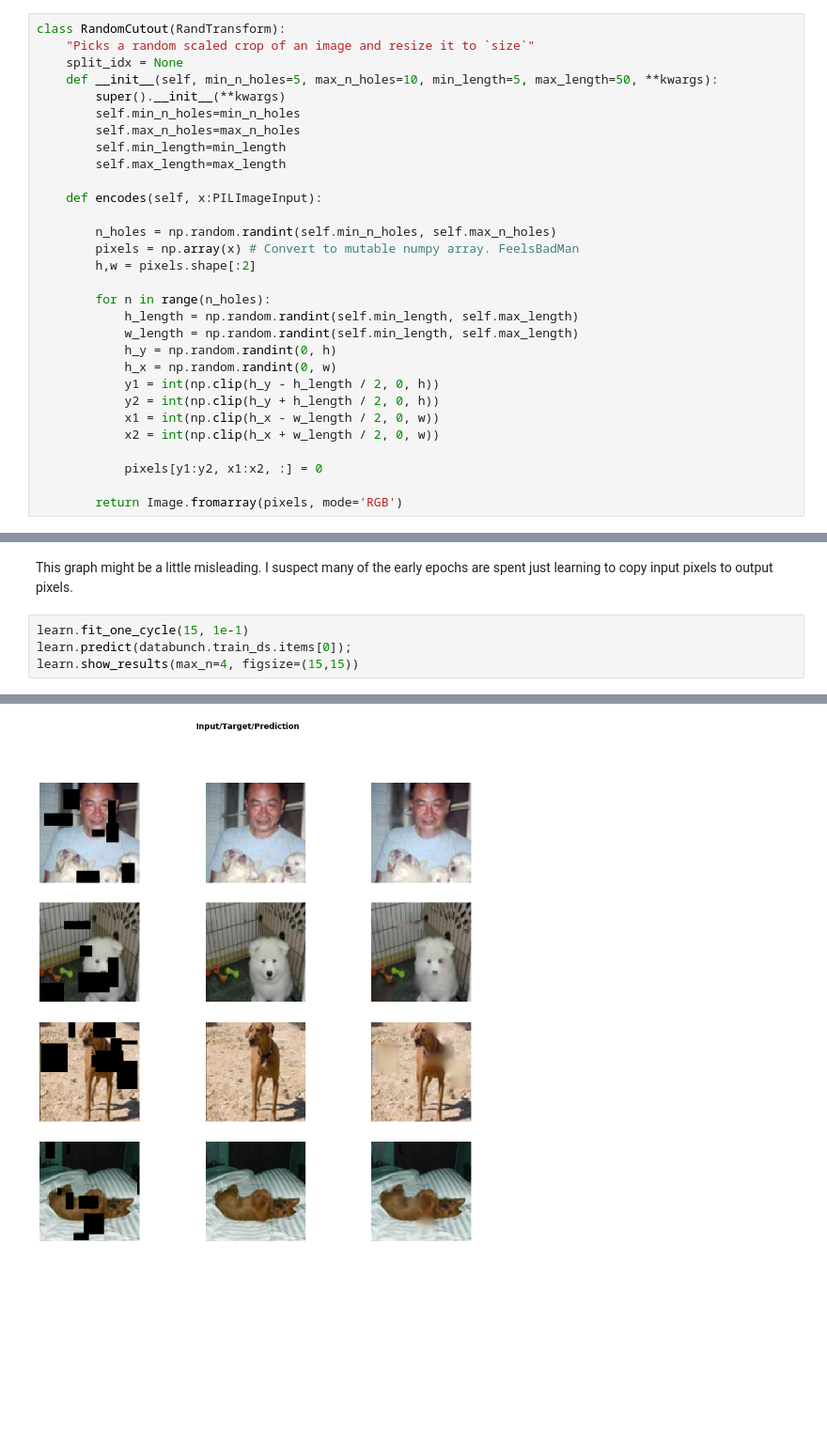
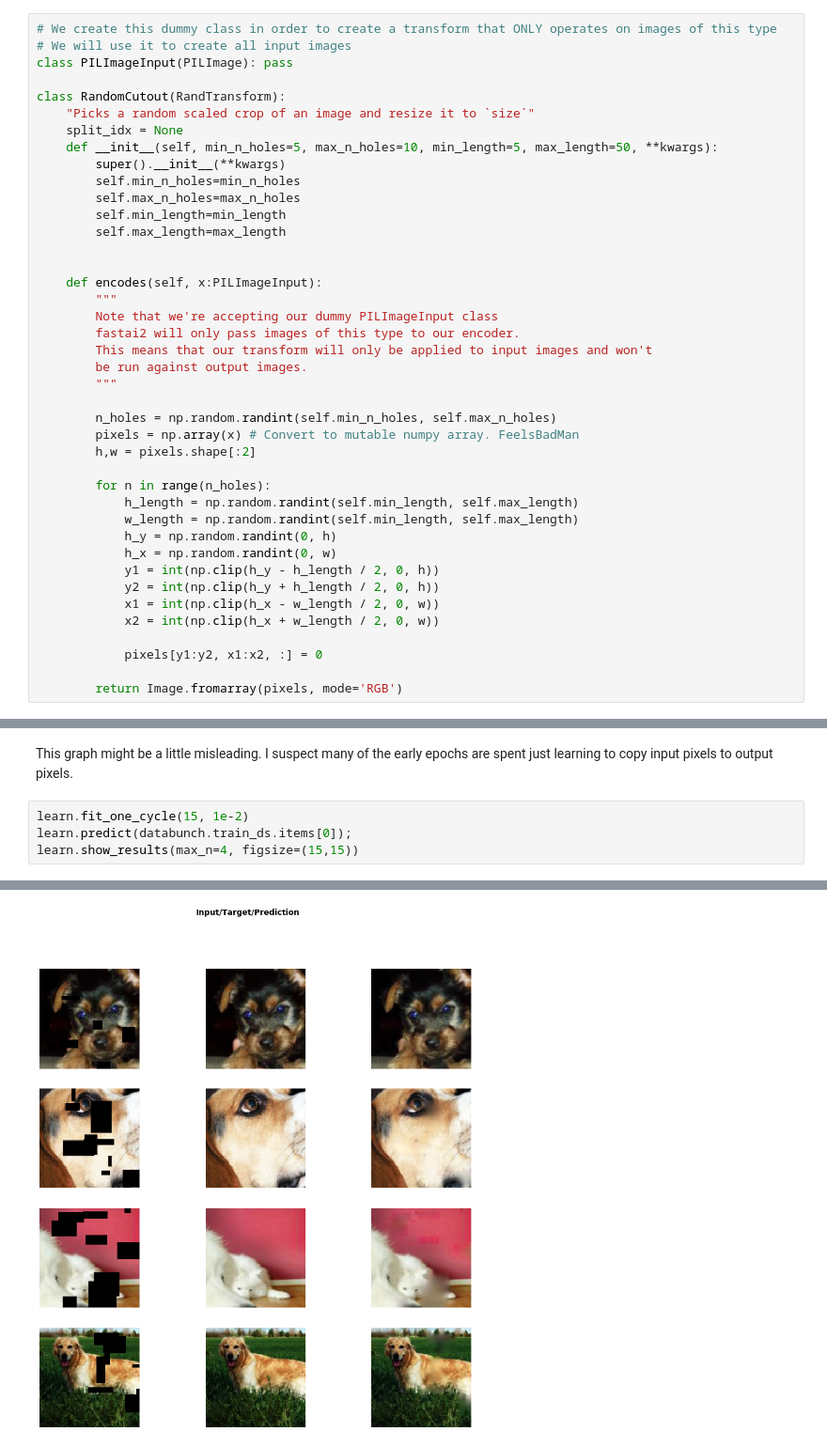
Before and after one commit to JoshVarty/SelfSupervisedLearning, a Jupyter notebook: 02_ImagePatches_ImageWang.ipynb, the cells around one changed output, grey strips where cells are left out. Shown at 94% size. Saved outputs shown, nothing was run; the diff lists cells and outputs as text; blank space fills up the shorter version.

```diff
--- a/02_ImagePatches_ImageWang.ipynb
+++ b/02_ImagePatches_ImageWang.ipynb
@@ -28,4 +27,8 @@ class PILImageInput(PILImage): pass
 # %%
+# We create this dummy class in order to create a transform that ONLY operates on images of this type
+# We will use it to create all input images
+class PILImageInput(PILImage): pass
+
 class RandomCutout(RandTransform):
     "Picks a random scaled crop of an image and resize it to `size`"
     split_idx = None
@@ -36,7 +39,14 @@ class RandomCutout(RandTransform):
         self.min_length=min_length
         self.max_length=max_length
 
+
     def encodes(self, x:PILImageInput):
+        """
+        Note that we're accepting our dummy PILImageInput class
+        fastai2 will only pass images of this type to our encoder.
+        This means that our transform will only be applied to input images and won't
+        be run against output images.
+        """
 
         n_holes = np.random.randint(self.min_n_holes, self.max_n_holes)
         pixels = np.array(x) # Convert to mutable numpy array. FeelsBadMan
@@ -82,7 +92,7 @@ learn.lr_find()
 # %% [markdown]
 This graph might be a little misleading. I suspect many of the early epochs are spent just learning to copy input pixels to output pixels.
 # %%
-learn.fit_one_cycle(15, 1e-1)
+learn.fit_one_cycle(15, 1e-2)
 learn.predict(databunch.train_ds.items[0]);
 learn.show_results(max_n=4, figsize=(15,15))
 # %% [output]
@@ -100,3 +115,3 @@ learn.show_results(max_n=4, figsize=(15,15))
 [interactive output not drawn]
 [interactive output not drawn]
-[figure, old version]
+[figure, new version]
```
Also changed, not shown: parts of 7 cells of this notebook.
